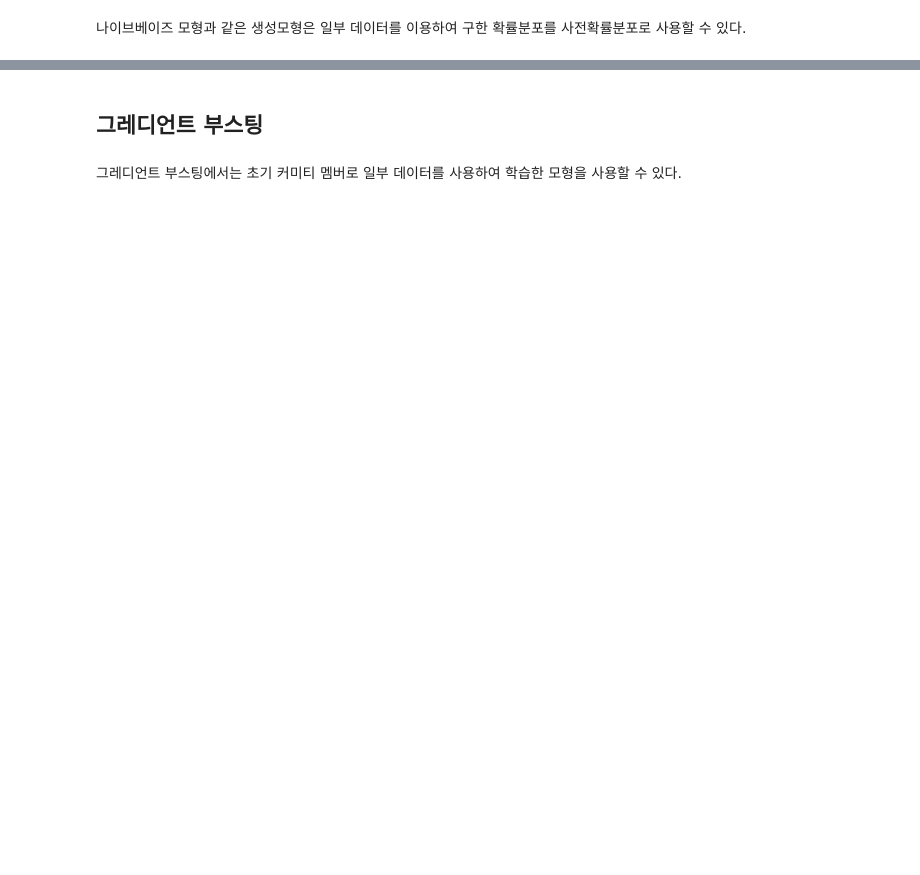
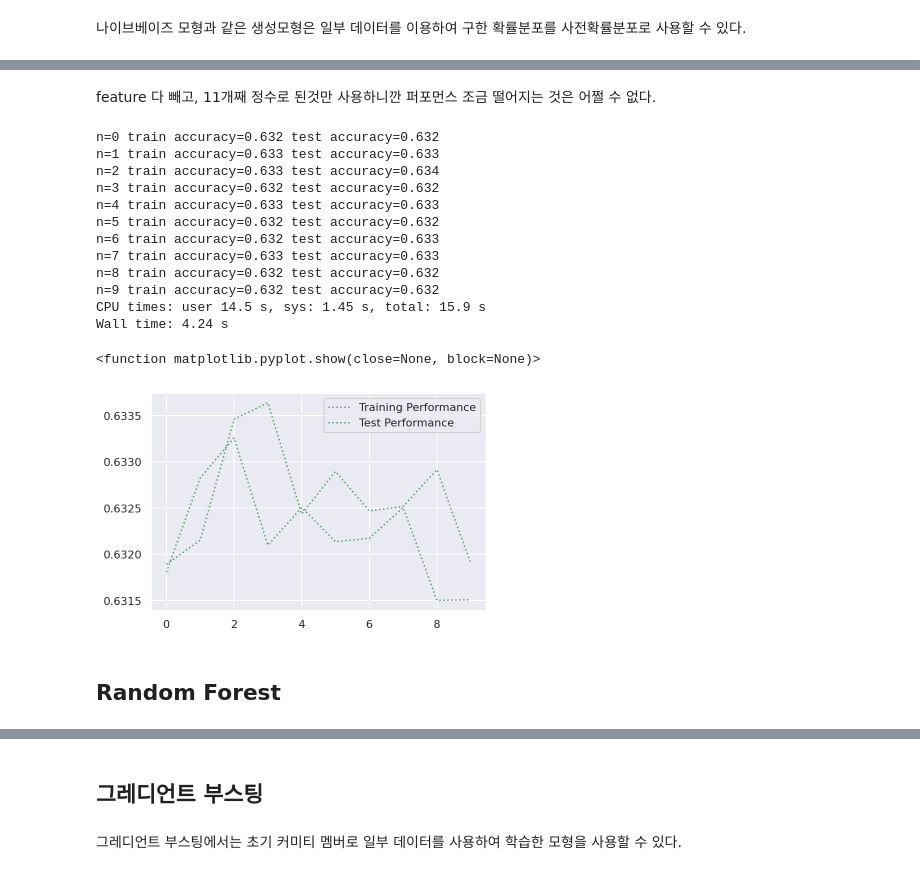
Before and after one commit to saanghyuk/0B-python, a Jupyter notebook: data_analysis/5_10_Model_Optimization.ipynb, the cells around one changed output, grey strips where cells are left out. Saved outputs shown, nothing was run; the diff lists cells and outputs as text; code cells hidden in the pictures; blank space fills up the shorter version.

```diff
--- a/data_analysis/5_10_Model_Optimization.ipynb
+++ b/data_analysis/5_10_Model_Optimization.ipynb
@@ -583,17 +1013,46 @@ for epoch in range(n_epoch):
+# %% [markdown]
+feature 다 빼고, 11개째 정수로 된것만 사용하니깐 퍼포먼스 조금 떨어지는 것은 어쩔 수 없다.
 # %%
 %%time
 
 from sklearn.naive_bayes import BernoulliNB
 from sklearn.model_selection import KFold
 from sklearn.metrics import accuracy_score
 
 model = BernoulliNB(alpha=0.1)
 
 n_split = 10
 n_X = len(y_train) // n_split
+accuracy_train_list=[]
+accuracy_test_list=[]
 for n in range(n_split):
     X, y = read_Xy(n * n_X, (n + 1) * n_X)
     model.partial_fit(X, y, classes=classes)
     accuracy_train = accuracy_score(y_train, model.predict(X_train))
+    accuracy_train_list.append(accuracy_train)
+    accuracy_test_list.append(accuracy_test)
     accuracy_test = accuracy_score(y_test, model.predict(X_test))
     print("n={:d} train accuracy={:5.3f} test accuracy={:5.3f}".format(n, accuracy_train, accuracy_test))
+
+
+plt.plot(accuracy_train_list, "g:", label="Training Performance")
+plt.plot(accuracy_test_list, "g:", label="Test Performance")
+plt.legend()
+plt.show
+# %% [output]
+n=0 train accuracy=0.632 test accuracy=0.632
+n=1 train accuracy=0.633 test accuracy=0.633
+n=2 train accuracy=0.633 test accuracy=0.634
+n=3 train accuracy=0.632 test accuracy=0.632
+n=4 train accuracy=0.633 test accuracy=0.633
+n=5 train accuracy=0.632 test accuracy=0.632
+n=6 train accuracy=0.632 test accuracy=0.633
+n=7 train accuracy=0.633 test accuracy=0.633
+n=8 train accuracy=0.632 test accuracy=0.632
+n=9 train accuracy=0.632 test accuracy=0.632
+CPU times: user 14.5 s, sys: 1.45 s, total: 15.9 s
+Wall time: 4.24 s
+<function matplotlib.pyplot.show(close=None, block=None)>
+[figure, added]
+# %% [markdown]
+## Random Forest
```
Also changed, not shown: parts of 94 cells of this notebook, 3 other files.
